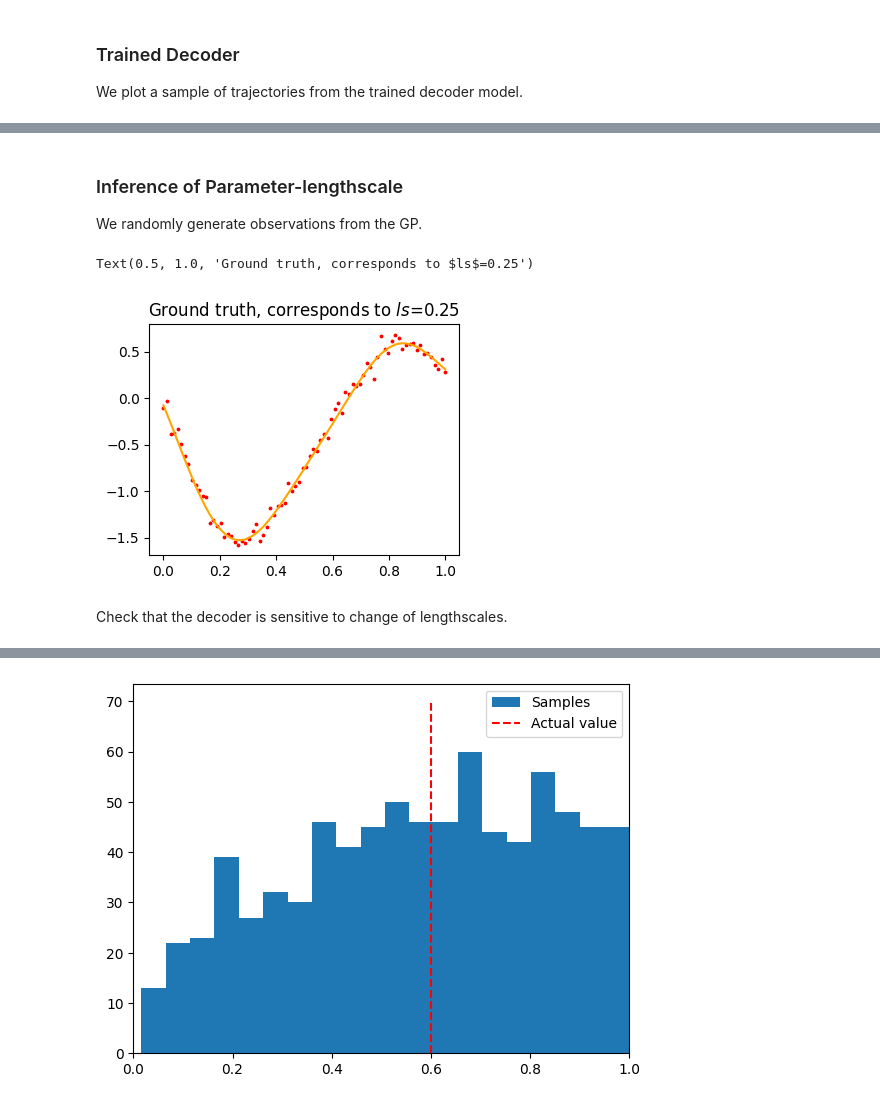
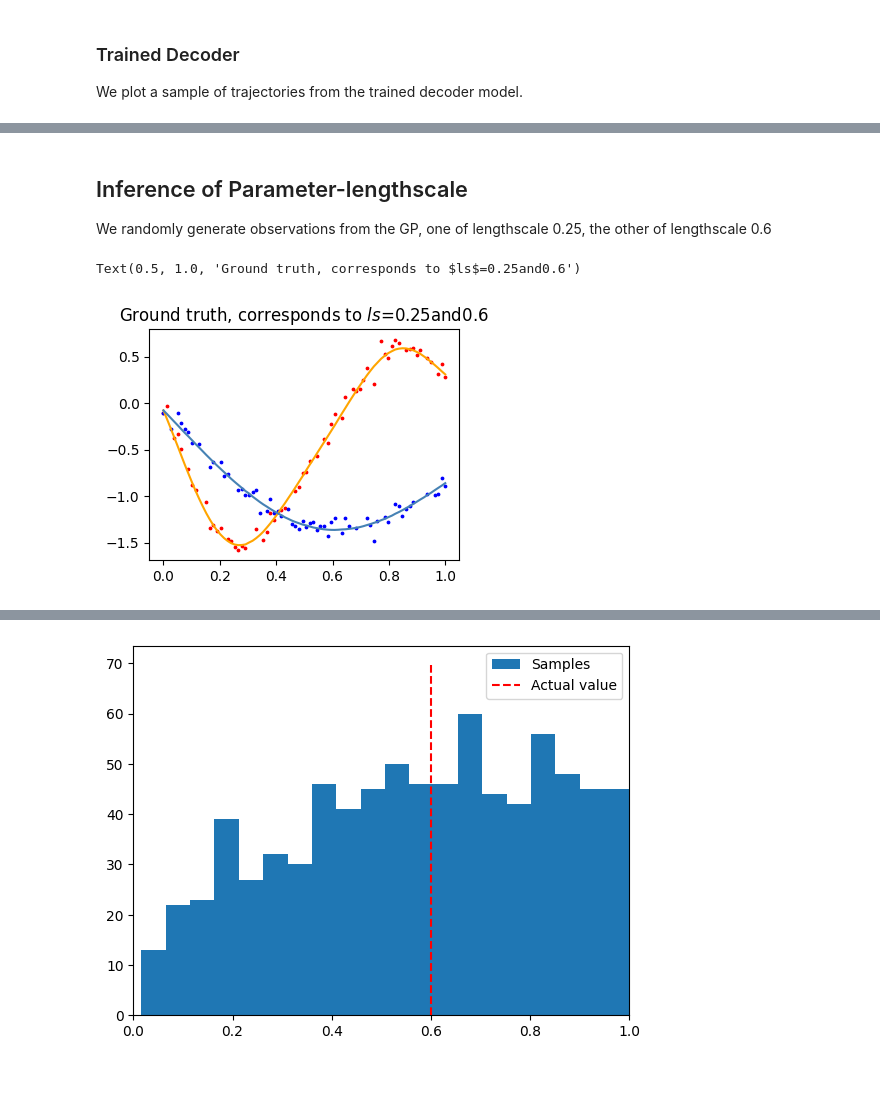
Before and after one commit to hltlovespeach/PINTS_priorCVAE, a Jupyter notebook: Ex_GP.ipynb, the cells around one changed output, grey strips where cells are left out. Saved outputs shown, nothing was run; the diff lists cells and outputs as text; code cells hidden in the pictures; blank space fills up the shorter version.

Commit message:
workplace image

```diff
--- a/Ex_GP.ipynb
+++ b/Ex_GP.ipynb
@@ -201,29 +158,41 @@ plt.show()
 # %% [markdown]
-### Inference of Parameter-lengthscale
+## Inference of Parameter-lengthscale
 
-We randomly generate observations from the GP.
+We randomly generate observations from the GP, one of lengthscale 0.25, the other of lengthscale 0.6
 # %%
 times = jnp.linspace(0, 1, 80)
 
 rng_key_draw =  random.PRNGKey(1)
 rng_key, rng_key_post, rng_key_preds, rng_key_draw = random.split(rng_key_draw, 4)
 
 kernel = SquaredExponential(lengthscale=0.25)
 gp_predictive = Predictive(GP, num_samples=1)
 draws = gp_predictive(rng_key_draw, kernel=kernel, x=times, jitter=1e-6, noise=True)
 
-gp_draw = draws['f'].T
-y_draw = draws['y'].T
-y_obs = y_draw
-# for i in np.random.randint(1,78,15):
-#     y_obs = y_obs.at[i].set(None)
+gp_draw_25 = draws['f'].T
+y_draw_25 = draws['y'].T
+
+obs_idx_25 = np.sort(np.random.permutation(80)[:60])
+y_obs_25 = y_draw_25[obs_idx_25]
+x_obs_25 = times[obs_idx_25]
+
+kernel = SquaredExponential(lengthscale=0.6)
+gp_predictive = Predictive(GP, num_samples=1)
+draws = gp_predictive(rng_key_draw, kernel=kernel, x=times, jitter=1e-6, noise=True)
+
+gp_draw_6 = draws['f'].T
+y_draw_6 = draws['y'].T
+
+obs_idx_6 = np.sort(np.random.permutation(80)[:60])
+y_obs_6 = y_draw_6[obs_idx_6]
+x_obs_6 = times[obs_idx_6]
 
 plt.figure(figsize=(4,3))
-plt.plot(times, gp_draw, label="ground truth", color="orange")
-plt.scatter(times, y_obs, color="red", label="observed data", s=3)
-plt.title('Ground truth, corresponds to $ls$=' + str(0.25))
+plt.plot(times, gp_draw_25, label="ground truth", color="orange")
+plt.scatter(x_obs_25, y_obs_25, color="red", label="observed data", s=3)
+plt.plot(times, gp_draw_6, label="ground truth", color="steelblue")
+plt.scatter(x_obs_6, y_obs_6, color="blue", label="observed data", s=3)
+plt.title('Ground truth, corresponds to $ls$='+str(0.25)+'and'+str(0.6))
 # %% [output]
-Text(0.5, 1.0, 'Ground truth, corresponds to $ls$=0.25')
+Text(0.5, 1.0, 'Ground truth, corresponds to $ls$=0.25and0.6')
-[figure, old version]
+[figure, new version]
-# %% [markdown]
-Check that the decoder is sensitive to change of lengthscales.
```
Also changed, not shown: parts of 42 cells of this notebook, 1 other file.
